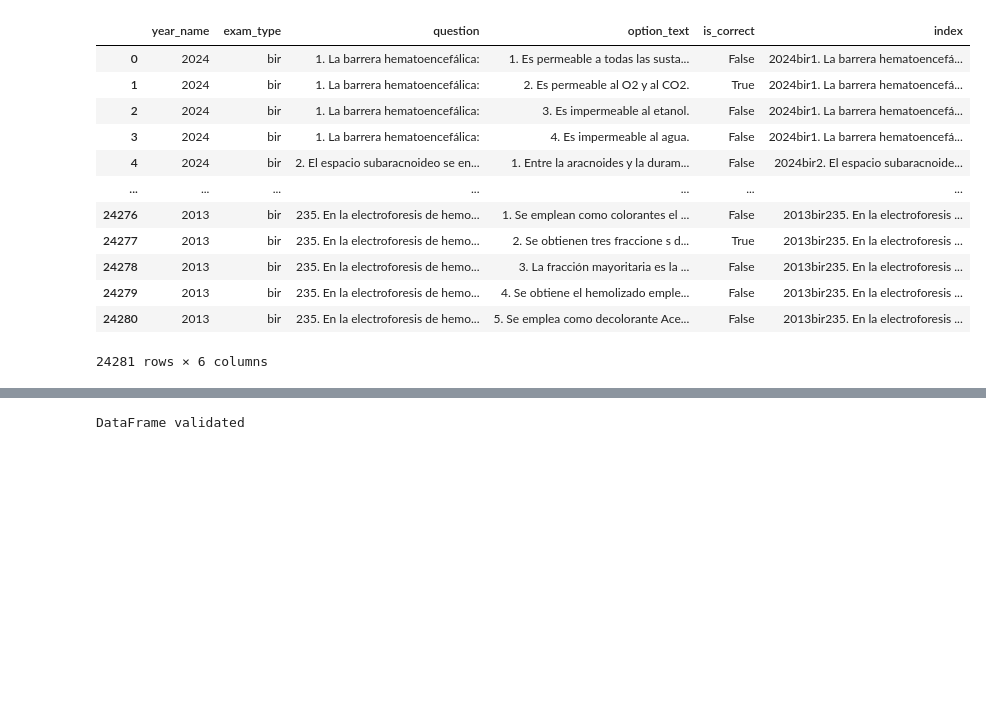
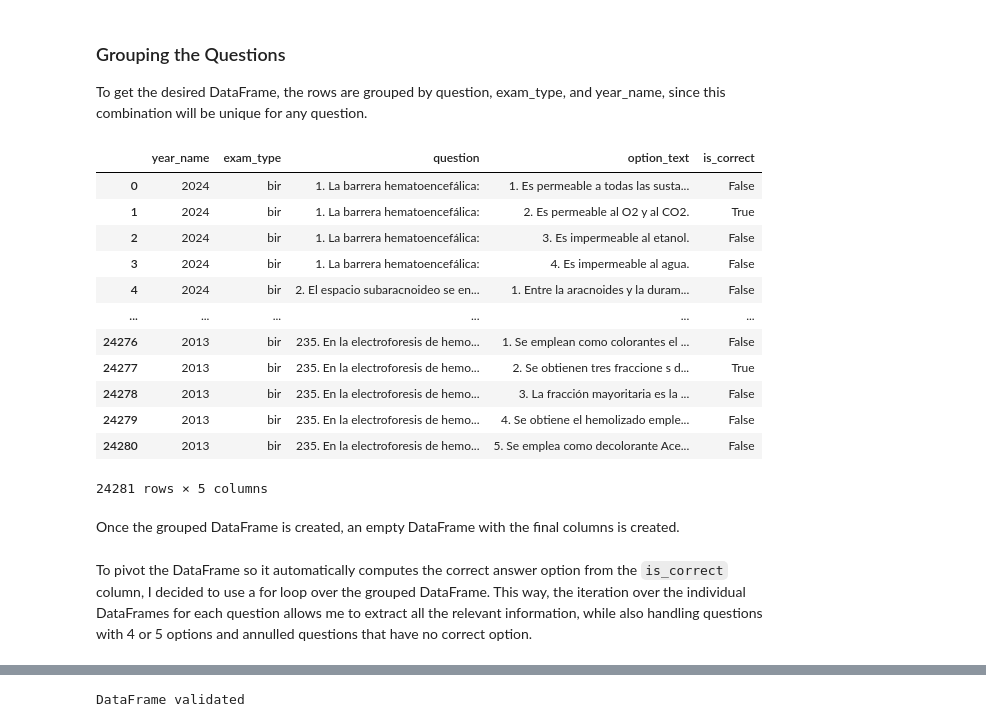
Before and after one commit to Oddman43/ETL_BIR_Exams, a Jupyter notebook: scripts/load_anki.ipynb, the cells around one changed output, grey strips where cells are left out. Drawn from its saved outputs; the diff is of its cells as text; code cells hidden in the pictures; blank space fills up the shorter version.

```diff
--- a/scripts/load_anki.ipynb
+++ b/scripts/load_anki.ipynb
@@ -38,14 +57,8 @@ JOIN exam AS ex ON q.exam_subject = ex.id_type;
 """
 
 con = sqlite3.connect(db_path)
-
 exams_df: pd.DataFrame = pd.read_sql(query,con)
-
 con.close()
 
-exams_df["index"] = exams_df["year_name"] + exams_df["exam_type"] + exams_df["question"]
-exams_df["year_name"] = exams_df["year_name"].astype(int)
-exams_df["is_correct"] = exams_df["is_correct"].astype(bool)
-
 exams_df.head()
 # %% [output]
@@ -58,23 +90,31 @@ exams_df.head()
+# %% [markdown]
+### Grouping the Questions
+
+To get the desired DataFrame, the rows are grouped by question, exam_type, and year_name, since this combination will be unique for any question.
 # %%
-exams_df_group = exams_df.groupby("index")
+exams_df_group = exams_df.groupby(["question", "exam_type", "year_name"])
 exams_df_group.head()
 # %% [output]
-|  | year_name | exam_type | question | option_text | is_correct | index |
-| 0 | 2024 | bir | 1. La barrera hematoencefálica: | 1. Es permeable a todas las susta... | False | 2024bir1. La barrera hematoencefá... |
-| 1 | 2024 | bir | 1. La barrera hematoencefálica: | 2. Es permeable al O2 y al CO2. | True | 2024bir1. La barrera hematoencefá... |
-| 2 | 2024 | bir | 1. La barrera hematoencefálica: | 3. Es impermeable al etanol. | False | 2024bir1. La barrera hematoencefá... |
-| 3 | 2024 | bir | 1. La barrera hematoencefálica: | 4. Es impermeable al agua. | False | 2024bir1. La barrera hematoencefá... |
-| 4 | 2024 | bir | 2. El espacio subaracnoideo se en... | 1. Entre la aracnoides y la duram... | False | 2024bir2. El espacio subaracnoide... |
-| ... | ... | ... | ... | ... | ... | ... |
-| 24276 | 2013 | bir | 235. En la electroforesis de hemo... | 1. Se emplean como colorantes el ... | False | 2013bir235. En la electroforesis ... |
-| 24277 | 2013 | bir | 235. En la electroforesis de hemo... | 2. Se obtienen tres fraccione s d... | True | 2013bir235. En la electroforesis ... |
-| 24278 | 2013 | bir | 235. En la electroforesis de hemo... | 3. La fracción mayoritaria es la ... | False | 2013bir235. En la electroforesis ... |
-| 24279 | 2013 | bir | 235. En la electroforesis de hemo... | 4. Se obtiene el hemolizado emple... | False | 2013bir235. En la electroforesis ... |
-| 24280 | 2013 | bir | 235. En la electroforesis de hemo... | 5. Se emplea como decolorante Ace... | False | 2013bir235. En la electroforesis ... |
+|  | year_name | exam_type | question | option_text | is_correct |
+| 0 | 2024 | bir | 1. La barrera hematoencefálica: | 1. Es permeable a todas las susta... | False |
+| 1 | 2024 | bir | 1. La barrera hematoencefálica: | 2. Es permeable al O2 y al CO2. | True |
+| 2 | 2024 | bir | 1. La barrera hematoencefálica: | 3. Es impermeable al etanol. | False |
+| 3 | 2024 | bir | 1. La barrera hematoencefálica: | 4. Es impermeable al agua. | False |
+| 4 | 2024 | bir | 2. El espacio subaracnoideo se en... | 1. Entre la aracnoides y la duram... | False |
+| ... | ... | ... | ... | ... | ... |
+| 24276 | 2013 | bir | 235. En la electroforesis de hemo... | 1. Se emplean como colorantes el ... | False |
+| 24277 | 2013 | bir | 235. En la electroforesis de hemo... | 2. Se obtienen tres fraccione s d... | True |
+| 24278 | 2013 | bir | 235. En la electroforesis de hemo... | 3. La fracción mayoritaria es la ... | False |
+| 24279 | 2013 | bir | 235. En la electroforesis de hemo... | 4. Se obtiene el hemolizado emple... | False |
+| 24280 | 2013 | bir | 235. En la electroforesis de hemo... | 5. Se emplea como decolorante Ace... | False |
-24281 rows × 6 columns
+24281 rows × 5 columns
+# %% [markdown]
+Once the grouped DataFrame is created, an empty DataFrame with the final columns is created.
 # %%
 col_names = ["year", "exam", "question", "option1", "option2", "option3", "option4", "option5", "correct"]
 exams_df_pivoted = pd.DataFrame(columns= col_names)
+# %% [markdown]
+To pivot the DataFrame so it automatically computes the correct answer option from the `is_correct` column, I decided to use a for loop over the grouped DataFrame. This way, the iteration over the individual DataFrames for each question allows me to extract all the relevant information, while also handling questions with 4 or 5 options and annulled questions that have no correct option.
 # %%
 n_question: int = 0
 quest_dict = {}
```
Also changed, not shown: parts of 22 cells of this notebook.
